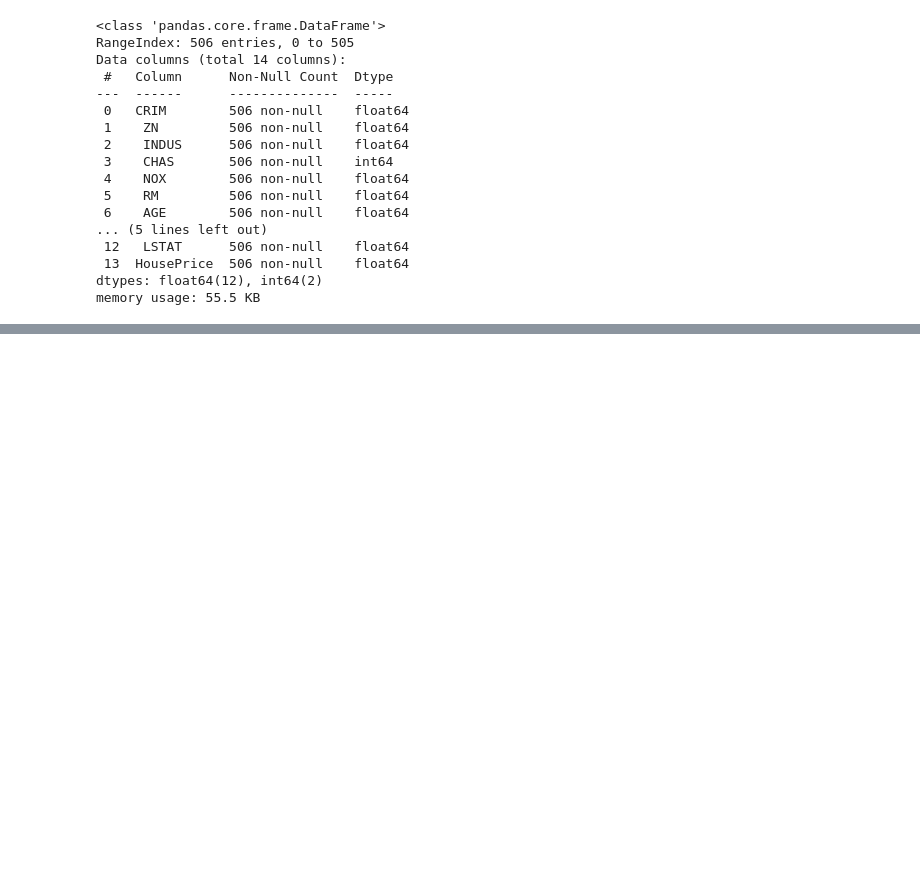
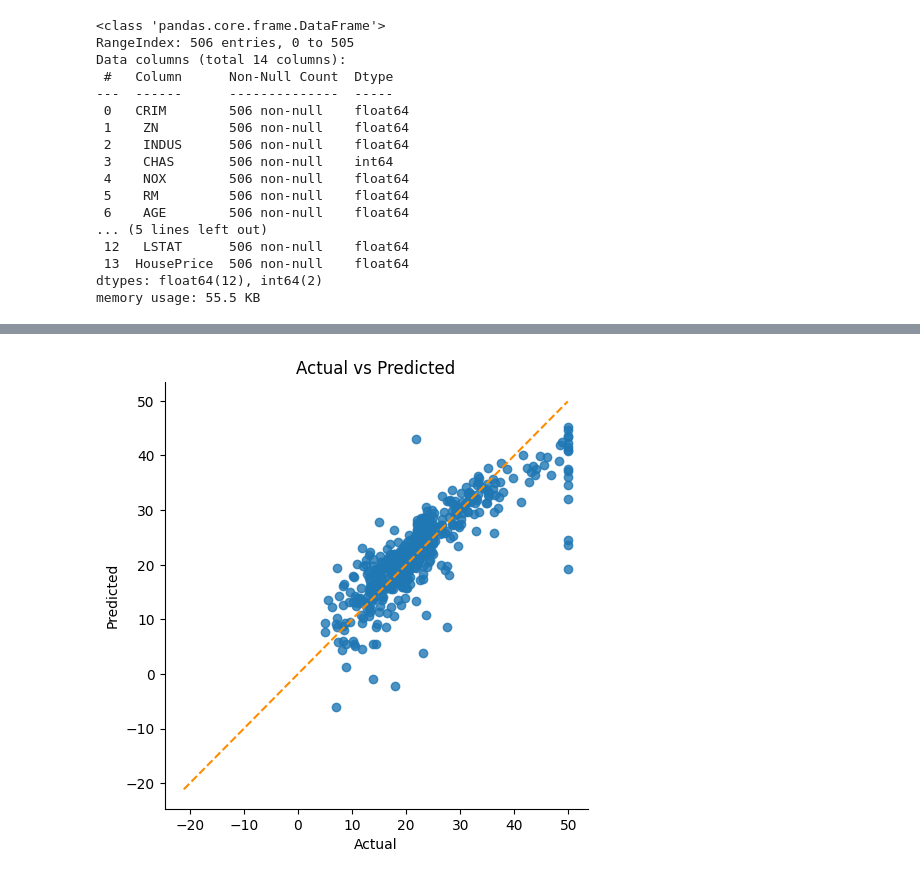
Before and after one commit to timkao/MachineLearning, a Jupyter notebook: linear_regression.ipynb, the cells around one changed output, grey strips where cells are left out. Cells and saved outputs as stored; diff of their text form; code cells hidden in the pictures; blank space fills up the shorter version.

Commit message:
demonstrate linear regression, polynomial regression, ridge regression and how to do cross validation and GridSearch

```diff
--- a/linear_regression.ipynb
+++ b/linear_regression.ipynb
@@ -6,8 +6,10 @@ import numpy as np
 df = pd.read_csv('/Users/chentingkao/PracticeData/housing.csv')
 data_url = "http://lib.stat.cmu.edu/datasets/boston"
 raw_df = pd.read_csv(data_url, sep="\s+", skiprows=22, header=None)
-df['HousePrice'] = raw_df.values[1::2, 2]
+target = raw_df.values[1::2, 2]
 df = df.drop(['MEDV'], axis = 1)
+df['HousePrice'] = target
+feature_df = df.drop(['HousePrice'], axis = 1)
 df.head()
 # %% [output]
 |  | CRIM | ZN | INDUS | CHAS | NOX | RM | AGE | DIS | RAD | TAX | PTRATIO | ... |
@@ -58,0 +70,10 @@ ModuleNotFoundError: No module named 'seaborn'
+# %%
+# 似乎沒有 categorical data，不需要作類型轉換
+import statsmodels.api as sm
+
+# 每一個自變數的常數項
+X_constant = sm.add_constant(feature_df)
+
+# run linear regression
+model = sm.OLS(target, feature_df).fit()
+model.summary()
@@ -58,0 +114,29 @@ ModuleNotFoundError: No module named 'seaborn'
+# %%
+import matplotlib.pyplot as plt
+
+def calculate_residuals(model, features, labels):
+  predictions = model.predict(features)
+  df_result = pd.DataFrame({'Actual': labels, 'Predicted': predictions})
+
+  # calculate "abs" residual
+  df_result['Residual'] = abs(df_result['Actual']) - abs(df_result['Predicted'])
+  return df_result
+
+def linear_assumptions(model, features, labels):
+  df_result = calculate_residuals(model, features, labels)
+
+  # draw a chart, fit_reg means to draw a regression line or not.
+  sns.lmplot(x = 'Actual', y = 'Predicted', data = df_result, fit_reg = False)
+
+  # np.arange: This is a function from the NumPy library that generates an array
+  # of values within a specified range. By default, it generates values starting
+  # from the first argument up to (but not including) the second argument, with
+  # a step size of 1. You can also specify a different step size if needed.
+  line_coords = np.arange(df_result.min().min(), df_result.max().max())
+  plt.plot(line_coords, line_coords, color = 'darkorange', linestyle = '--')
+  plt.title('Actual vs Predicted')
+  plt.show()
+# %%
+linear_assumptions(model, feature_df, target)
+# %% [output]
+[figure, added]
```
Also changed, not shown: parts of 9 cells of this notebook, 2 other files.
